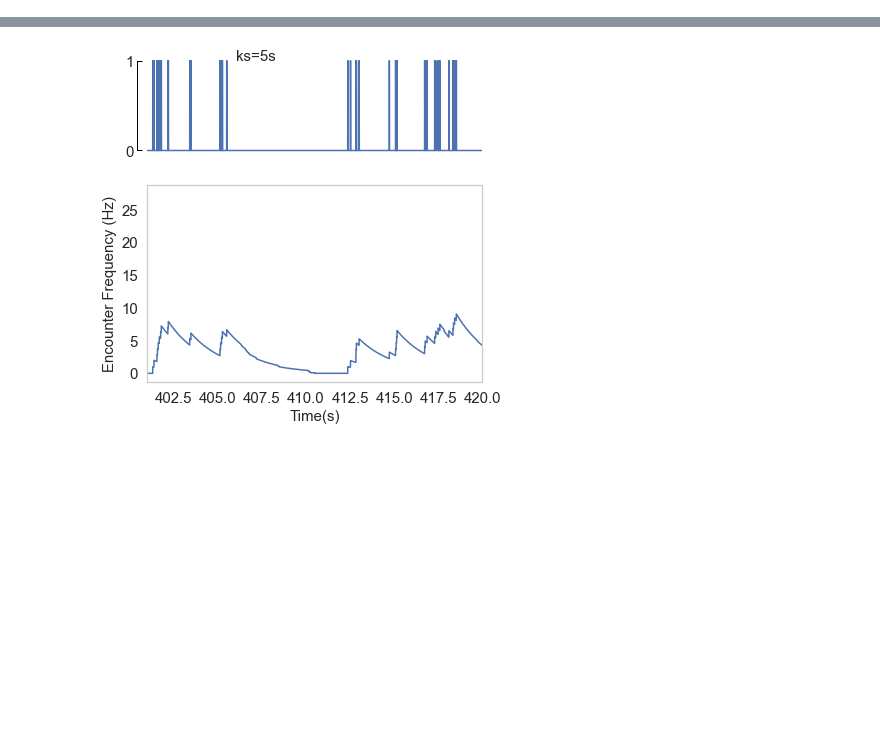
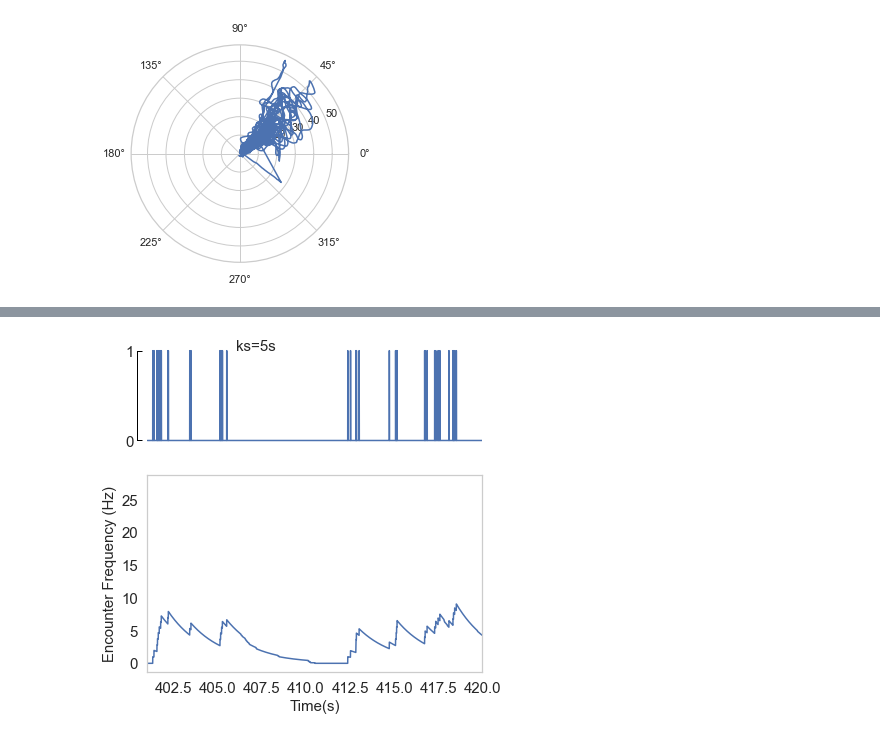
Before and after one commit to arunavanag591/odor_analysis, a Jupyter notebook: data_exploration/odorAnalysis.ipynb, the cells around one changed output, grey strips where cells are left out. Cells and saved outputs as stored; diff of their text form; code cells hidden in the pictures; blank space fills up the shorter version.

Commit message:
added rotational projection

```diff
--- a/data_exploration/odorAnalysis.ipynb
+++ b/data_exploration/odorAnalysis.ipynb
@@ -133,0 +72,14 @@ f.savefig('../../Figure/hist_gs.jpeg', dpi=300, bbox_inches = "tight")
+# %%
+# Create a figure and a single subplot
+fig = plt.figure()
+
+# Create a polar subplot
+ax = fig.add_subplot(1, 1, 1, projection='polar')
+
+# Plot theta vs r on the polar subplot
+ax.plot(theta, r)
+
+# Display the plot
+plt.show()
+# %% [output]
+[figure, added]
```
Also changed, not shown: parts of 10 cells of this notebook, 1 other file.
